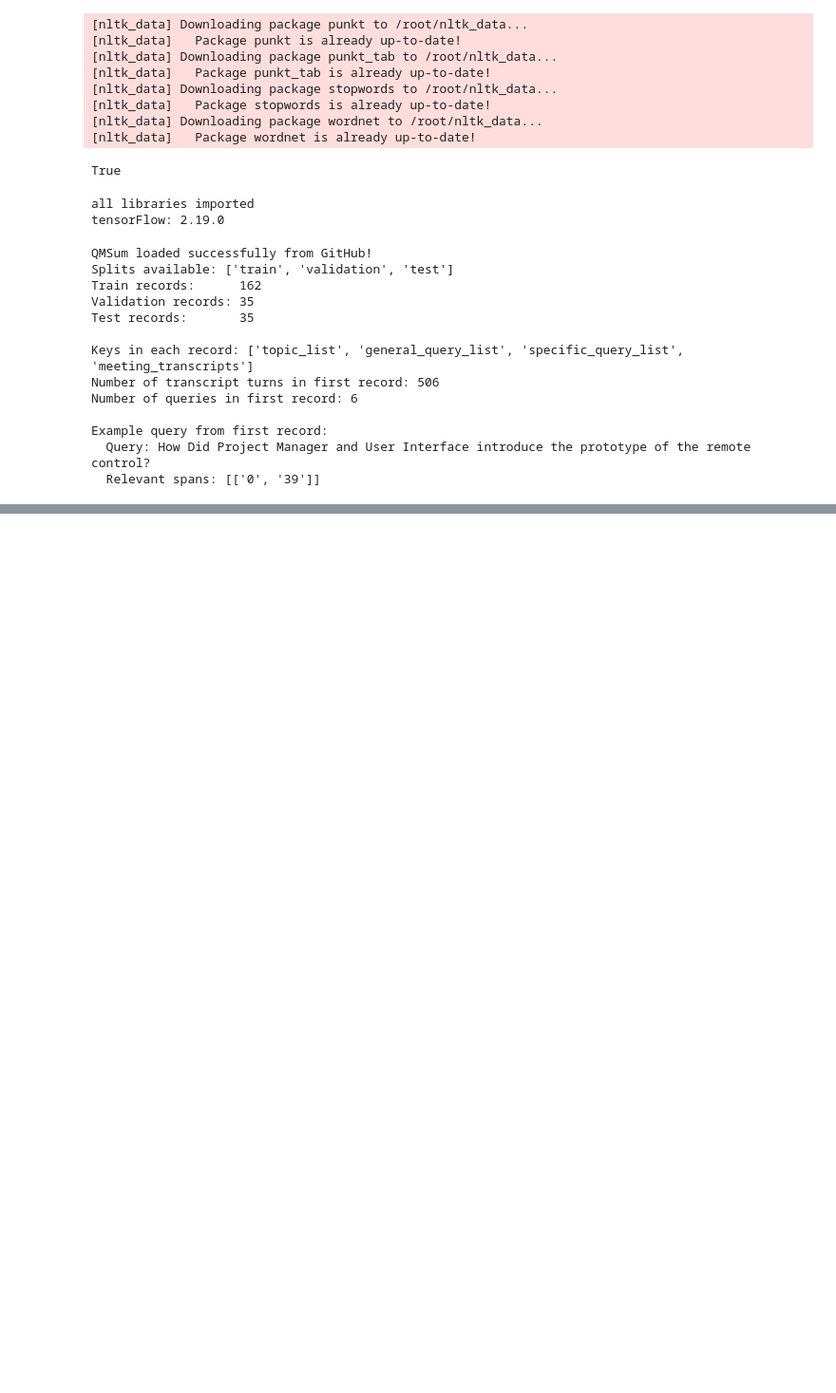
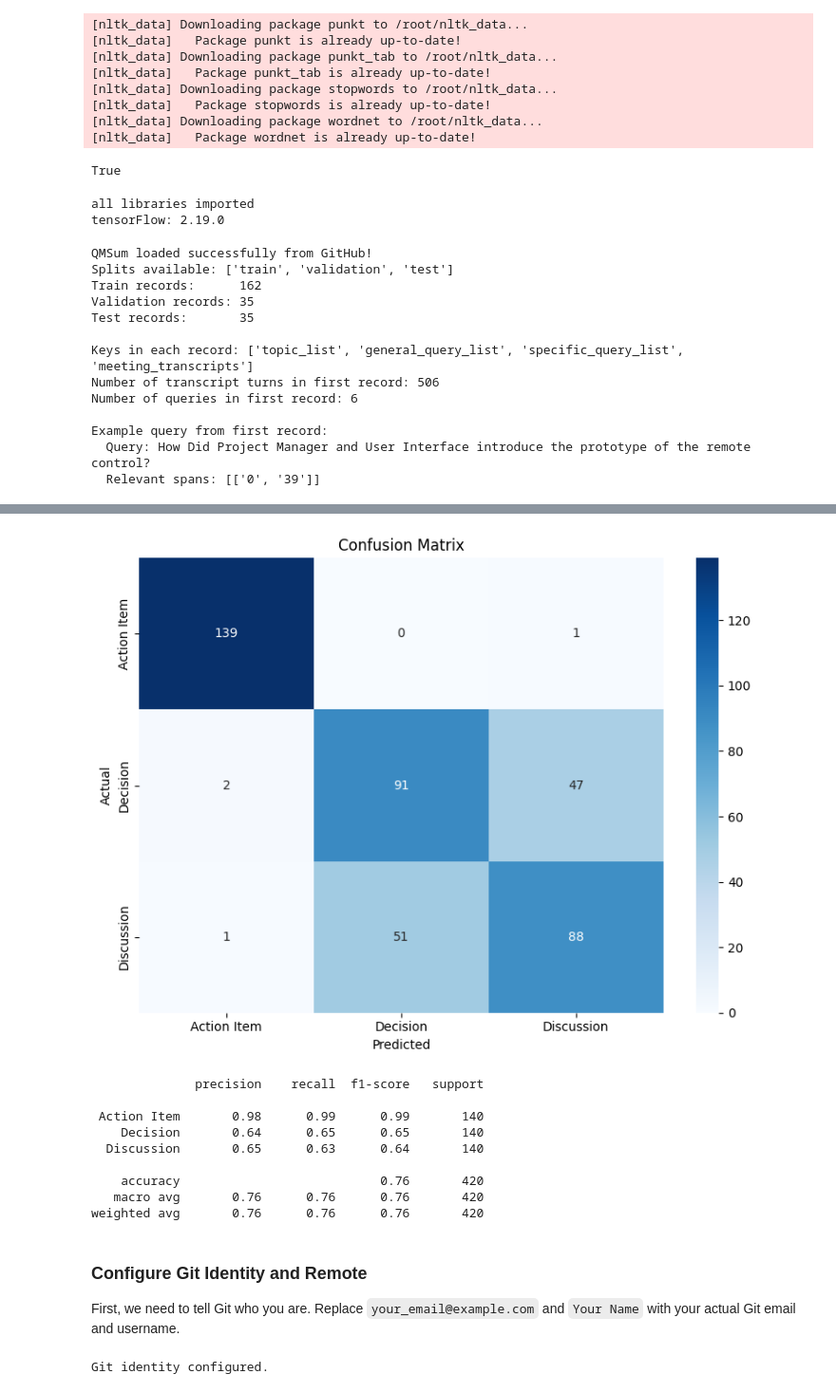
Before and after one commit to faizan-tnvr004/AI-Based-Meeting-Transcript-Organizer, a Jupyter notebook: AI_Deliverable_2.ipynb, the cells around one changed output, grey strips where cells are left out. Shown at 95% size. Drawn from its saved outputs; the diff is of its cells as text; code cells hidden in the pictures; blank space fills up the shorter version.

```diff
--- a/AI_Deliverable_2.ipynb
+++ b/AI_Deliverable_2.ipynb
@@ -317,0 +1393,25 @@ Name: count, dtype: int64
+# %%
+from sklearn.metrics import confusion_matrix, classification_report
+import seaborn as sns
+import matplotlib.pyplot as plt
+
+# Get predictions
+y_pred = model.predict(X_test)
+y_pred_classes = np.argmax(y_pred, axis=1)
+
+# Confusion matrix
+cm = confusion_matrix(y_test, y_pred_classes)
+
+plt.figure(figsize=(8, 6))
+sns.heatmap(cm, annot=True, fmt='d', cmap='Blues',
+            xticklabels=labelEncoder.classes_,
+            yticklabels=labelEncoder.classes_)
+plt.xlabel('Predicted')
+plt.ylabel('Actual')
+plt.title('Confusion Matrix')
+plt.tight_layout()
+plt.show()
+
+# Detailed per-class scores
+print(classification_report(y_test, y_pred_classes, target_names=labelEncoder.classes_))
+# %% [output]
@@ -317,0 +1419,20 @@ Name: count, dtype: int64
+[figure, added]
+              precision    recall  f1-score   support
+
+ Action Item       0.98      0.99      0.99       140
+    Decision       0.64      0.65      0.65       140
+  Discussion       0.65      0.63      0.64       140
+
+    accuracy                           0.76       420
+   macro avg       0.76      0.76      0.76       420
+weighted avg       0.76      0.76      0.76       420
+# %% [markdown]
+### Configure Git Identity and Remote
+
+First, we need to tell Git who you are. Replace `your_email@example.com` and `Your Name` with your actual Git email and username.
+# %%
+!git config --global user.email "your_email@example.com"
+!git config --global user.name "Your Name"
+print("Git identity configured.")
+# %% [output]
+Git identity configured.
```
Also changed, not shown: parts of 16 cells of this notebook.
